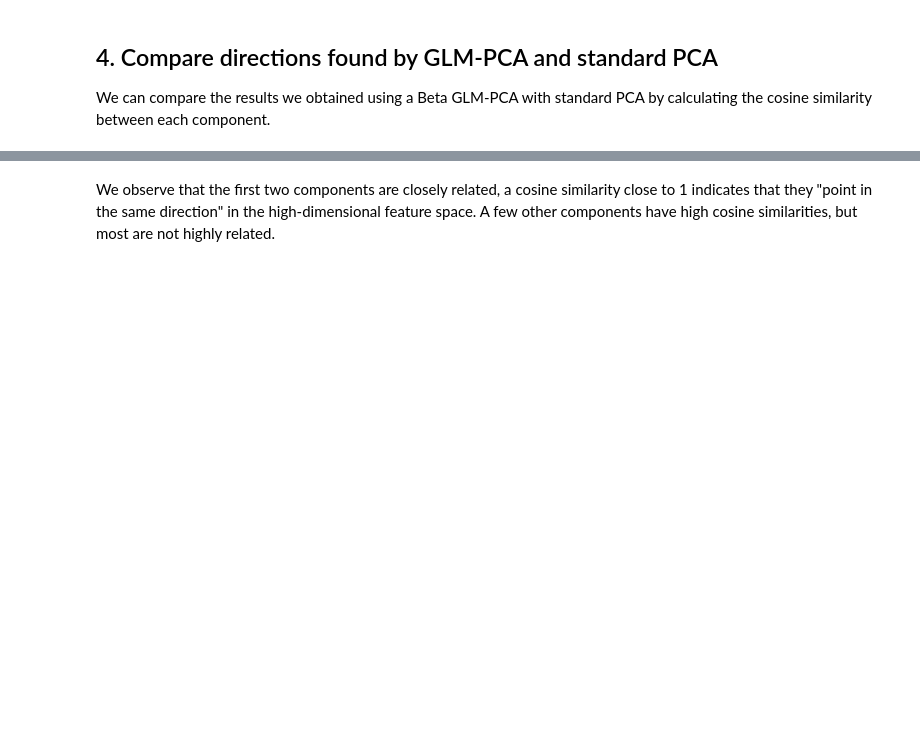
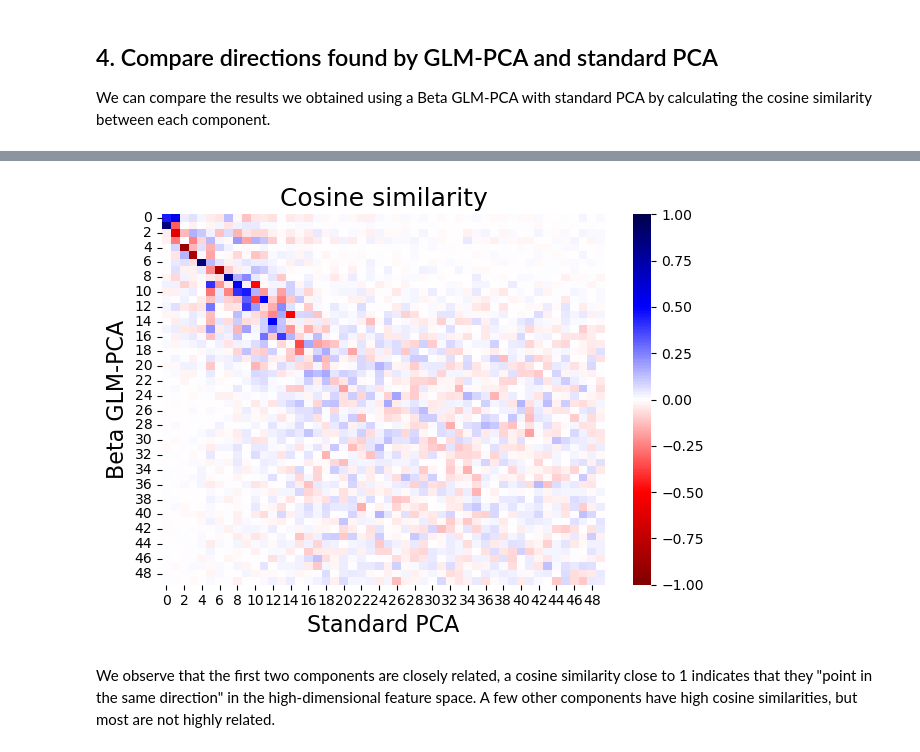
Before and after one commit to bhardwaj-lab/sincei, a Jupyter notebook: docs/content/tutorials/snmCATseq_glmPCA_analysis.ipynb, the cells around one changed output, grey strips where cells are left out. Cells and saved outputs as stored; diff of their text form; code cells hidden in the pictures; blank space fills up the shorter version.

```diff
--- a/docs/content/tutorials/snmCATseq_glmPCA_analysis.ipynb
+++ b/docs/content/tutorials/snmCATseq_glmPCA_analysis.ipynb
@@ -183,3 +251,16 @@ plt.show()
+# %%
+M = clf.saturated_loadings_.detach().cpu().numpy().T.dot(pca_clf.components_.T) # exclude the .cpu() if you are already on a CPU
+sns.heatmap(M, cmap='seismic_r', center=0, vmax=1, vmin=-1)
+plt.ylabel('Beta GLM-PCA', fontsize=16)
+plt.xlabel('Standard PCA', fontsize=16)
+plt.xticks(fontsize=10, rotation=0)
+plt.yticks(fontsize=10, rotation=0)
+plt.title('Cosine similarity', fontsize=18)
+
+plt.tight_layout()
+plt.show()
+# %% [output]
+[figure, added]
 # %% [markdown]
 We observe that the first two components are closely related, a cosine similarity close to 1
 indicates that they "point in the same direction" in the high-dimensional feature space. A few other
```
Also changed, not shown: parts of 40 cells of this notebook.
